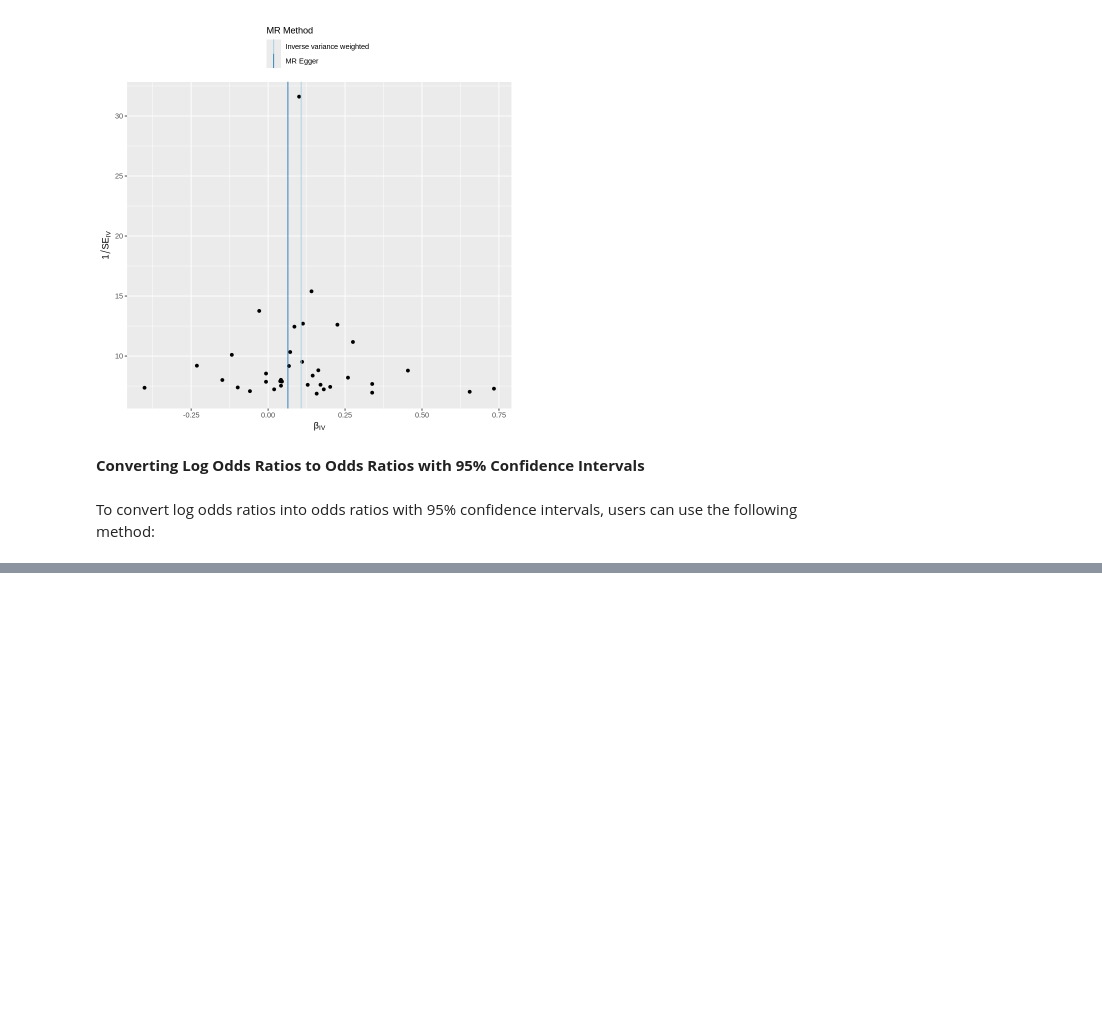
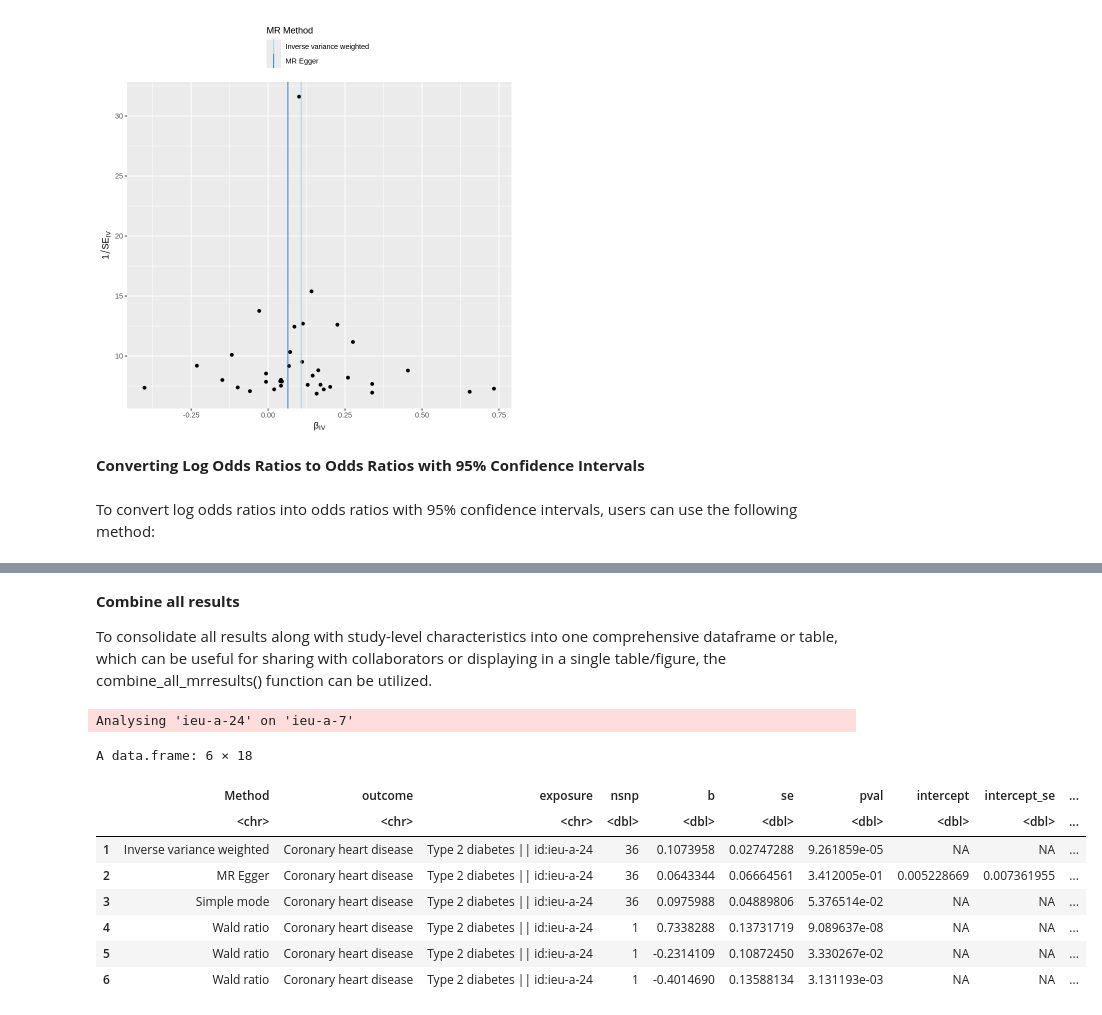
Before and after one commit to zainabbio/Youtube-Tutorials, a Jupyter notebook: TwoSample_Mendelian_Randomization.ipynb, the cells around one changed output, grey strips where cells are left out. Drawn from its saved outputs; the diff is of its cells as text; code cells hidden in the pictures; blank space fills up the shorter version.

```diff
--- a/TwoSample_Mendelian_Randomization.ipynb
+++ b/TwoSample_Mendelian_Randomization.ipynb
@@ -427,0 +503,51 @@ A data.frame: 3 × 14
+# %% [markdown]
+**Combine all results**
+
+To consolidate all results along with study-level characteristics into one comprehensive dataframe or table, which can be useful for sharing with collaborators or displaying in a single table/figure, the combine_all_mrresults() function can be utilized.
+# %%
+res <- mr(dat)
+het <- mr_heterogeneity(dat)
+plt <- mr_pleiotropy_test(dat)
+sin <- mr_singlesnp(dat)
+all_res <-
+  combine_all_mrresults(
+    res,
+    het,
+    plt,
+    sin,
+    ao_slc = TRUE,
+    Exp = TRUE,
+    split.exposure = FALSE,
+    split.outcome = TRUE
+  )
+head(all_res[, c(
+  "Method",
+  "outcome",
+  "exposure",
+  "nsnp",
+  "b",
+  "se",
+  "pval",
+  "intercept",
+  "intercept_se",
+  "intercept_pval",
+  "Q",
+  "Q_df",
+  "Q_pval",
+  "consortium",
+  "ncase",
+  "ncontrol",
+  "pmid",
+  "population"
+)])
+# %% [output]
+Analysing 'ieu-a-24' on 'ieu-a-7'
+A data.frame: 6 × 18
+|  | Method | outcome | exposure | nsnp | b | se | pval | intercept | intercept_se | ... |
+|  | <chr> | <chr> | <chr> | <dbl> | <dbl> | <dbl> | <dbl> | <dbl> | <dbl> | ... |
+| 1 | Inverse variance weighted | Coronary heart disease | Type 2 diabetes || id:ieu-a-24 | 36 | 0.1073958 | 0.02747288 | 9.261859e-05 | NA | NA | ... |
+| 2 | MR Egger | Coronary heart disease | Type 2 diabetes || id:ieu-a-24 | 36 | 0.0643344 | 0.06664561 | 3.412005e-01 | 0.005228669 | 0.007361955 | ... |
+| 3 | Simple mode | Coronary heart disease | Type 2 diabetes || id:ieu-a-24 | 36 | 0.0975988 | 0.04889806 | 5.376514e-02 | NA | NA | ... |
+| 4 | Wald ratio | Coronary heart disease | Type 2 diabetes || id:ieu-a-24 | 1 | 0.7338288 | 0.13731719 | 9.089637e-08 | NA | NA | ... |
+| 5 | Wald ratio | Coronary heart disease | Type 2 diabetes || id:ieu-a-24 | 1 | -0.2314109 | 0.10872450 | 3.330267e-02 | NA | NA | ... |
+| 6 | Wald ratio | Coronary heart disease | Type 2 diabetes || id:ieu-a-24 | 1 | -0.4014690 | 0.13588134 | 3.131193e-03 | NA | NA | ... |
```
Also changed, not shown: parts of 2 cells of this notebook.
